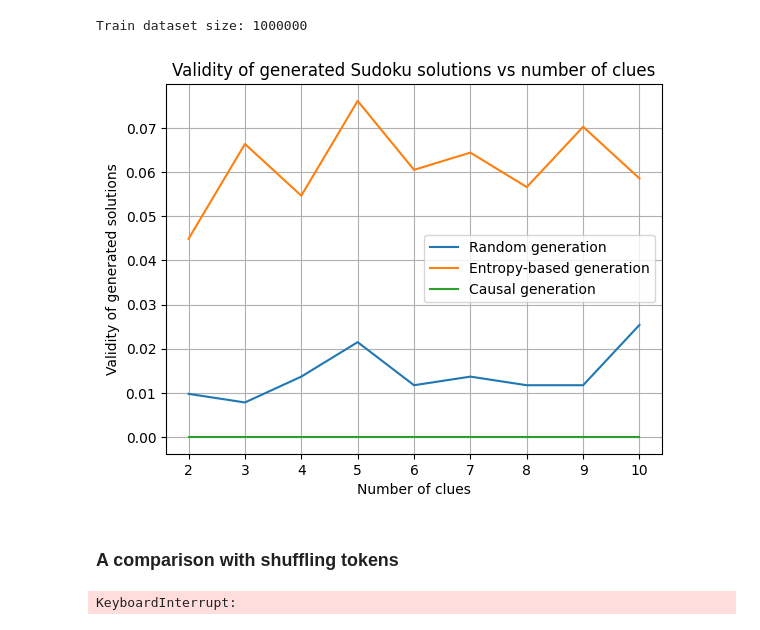
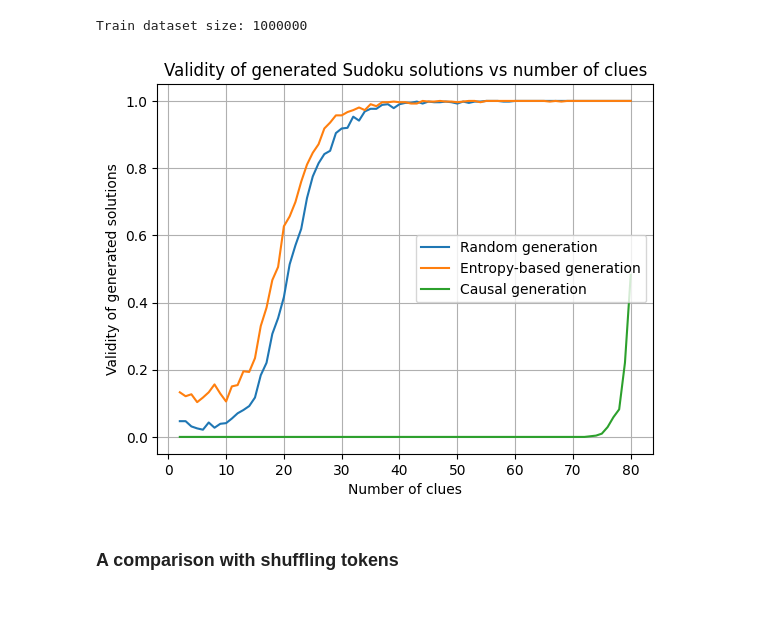
Before and after one commit to abrvkh/miniDiffuLLaMA, a Jupyter notebook: discrete_diffusion_sudoku.ipynb, the cells around one changed output. Saved outputs shown, nothing was run; the diff lists cells and outputs as text; code cells hidden in the pictures.

```diff
--- a/discrete_diffusion_sudoku.ipynb
+++ b/discrete_diffusion_sudoku.ipynb
@@ -499,7 +503,7 @@ model = Transformer(VOCAB_SIZE, d_model=128, n_heads=4, n_layers=4, max_seq_len=
 optimizer = torch.optim.AdamW(model.parameters(), lr=2e-3)
 
 batch_size = 256
-max_epochs = 100
+max_epochs = 10
 
 loader = torch.utils.data.DataLoader(train_dataset, batch_size=batch_size, shuffle=True)
 
@@ -536,8 +540,7 @@ strategies = {
 
 accuracies = {name: [] for name in strategies}
 
-#for num_clues in range(n * n - 1, 1, -1):
-for num_clues in range(10, 1, -1):
+for num_clues in range(n * n - 1, 1, -1):
     eval_dataset, _, _ = make_sudoku_dataset(batch_size=512, clues=num_clues, seed=43)
     eval_loader = torch.utils.data.DataLoader(
         eval_dataset,
@@ -568,20 +571,18 @@ for num_clues in range(10, 1, -1):
         accuracies[name].append(validity.mean())
 # %%
 # plot the accuracies
-import matplotlib.pyplot as plt
-
-x = range(10, 1, -1) #range(n*n-1, 1, -1)
+x = range(n*n-1, 1, -1)
 plt.plot(x, accuracies['random'], label='Random generation')
 plt.plot(x, accuracies['entropy'], label='Entropy-based generation')
 plt.plot(x, accuracies['causal'], label='Causal generation')
 plt.xlabel('Number of clues')
 plt.ylabel('Validity of generated solutions')
 plt.title('Validity of generated Sudoku solutions vs number of clues')
 plt.legend()
 plt.grid()
 plt.show()
 # %% [output]
-[figure, old version]
+[figure, new version]
 # %% [markdown]
 ### A comparison with shuffling tokens
 # %%
@@ -723,8 +724,6 @@ for epoch in range(max_epochs):
         # update tqdm bar with loss
         pbar.set_postfix(loss=loss.item())
         global_step += 1
-# %% [output]
-KeyboardInterrupt:
 # %%
 accuracies_shuffle = []
 for clues in range(n*n-1, 1, -1):
```
Also changed, not shown: parts of 5 cells of this notebook.
